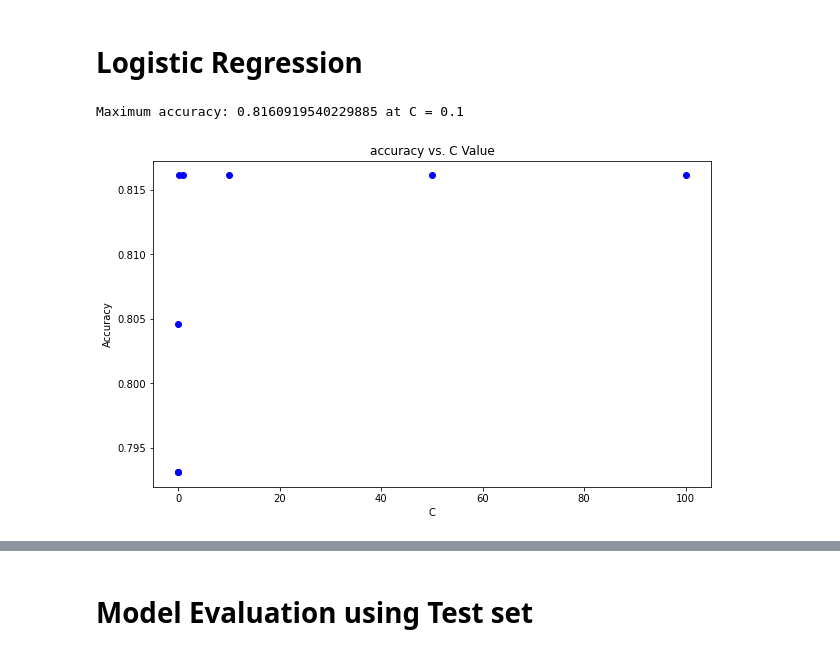
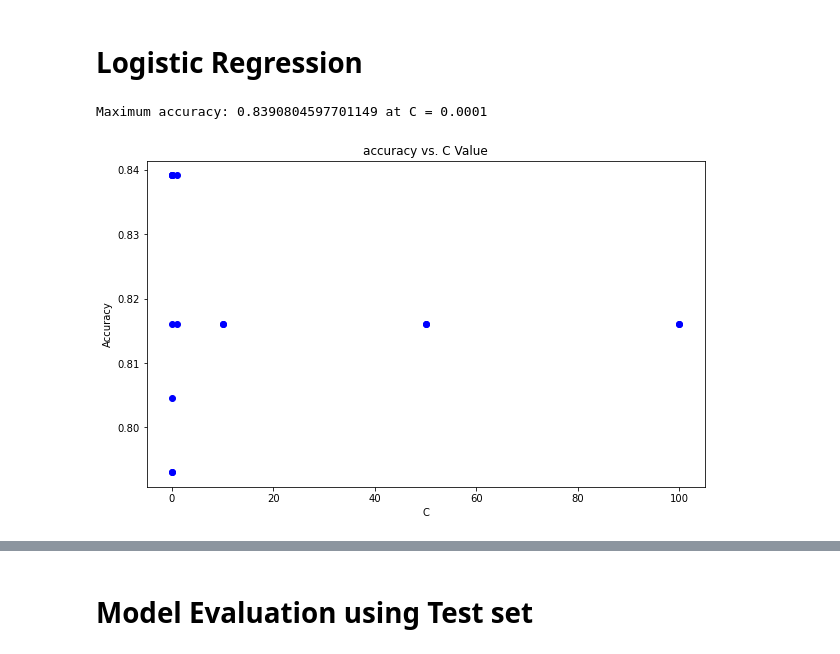
Before and after one commit to alexfrf/coursera-capstone-project, a Jupyter notebook: Capstone_Project.ipynb, the cells around one changed output, grey strips where cells are left out. Drawn from its saved outputs; the diff is of its cells as text; code cells hidden in the pictures.

```diff
--- a/Capstone_Project.ipynb
+++ b/Capstone_Project.ipynb
@@ -519,23 +519,27 @@ SVM's Accuracy under Trainset:  0.7297297297297297
 # %%
 from sklearn.linear_model import LogisticRegression
 list_tc = [0.0001,0.001,0.01,0.1,1,10,50,100]
+list_solver = ["lbfgs", "liblinear"]
 # %%
 scores = []
 cs = []
+csolver = []
 for i in list_tc:
-    LR = LogisticRegression(C=i, solver='liblinear').fit(x_train,y_train)
-    y_pred = LR.predict(x_test)
-    score = LR.score(x_test,y_test)
-    scores.append(score)
-    cs.append(i)
+    for j in list_solver:
+        LR = LogisticRegression(C=i, solver=j).fit(x_train,y_train)
+        y_pred = LR.predict(x_test)
+        score = LR.score(x_test,y_test)
+        scores.append(score)
+        cs.append(i)
+        csolver.append(j)
 
 plt.figure(figsize=(10,6))
 plt.scatter(cs,scores,color = 'blue',
          marker='o')
 plt.title('accuracy vs. C Value')
 plt.xlabel('C')
 plt.ylabel('Accuracy')
 print("Maximum accuracy:",max(scores),"at C =",cs[np.array(scores).argmax()])
 # %% [output]
-Maximum accuracy: 0.8160919540229885 at C = 0.1
+Maximum accuracy: 0.8390804597701149 at C = 0.0001
-[figure, old version]
+[figure, new version]
```
Also changed, not shown: parts of 18 cells of this notebook.
